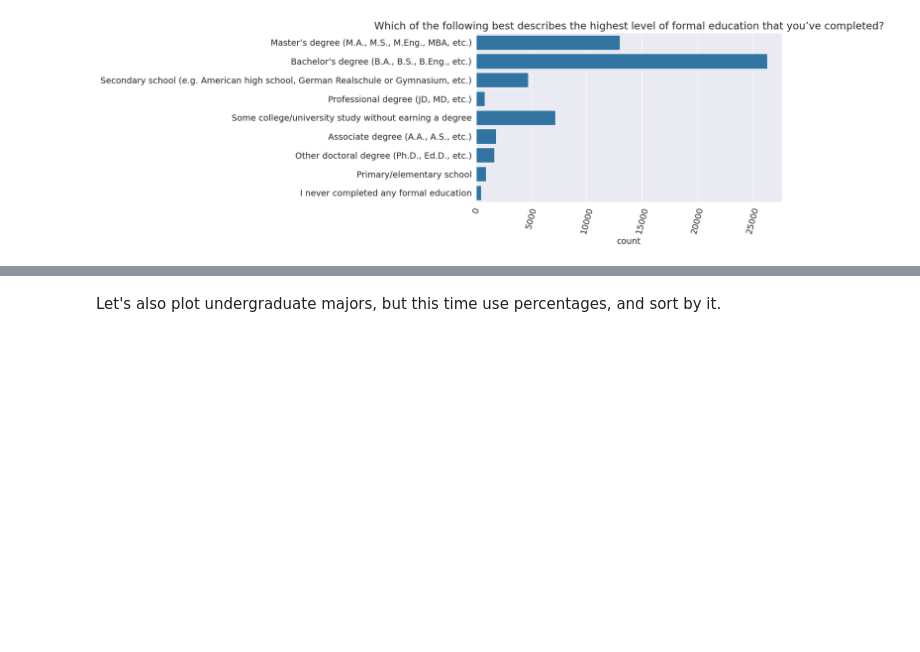
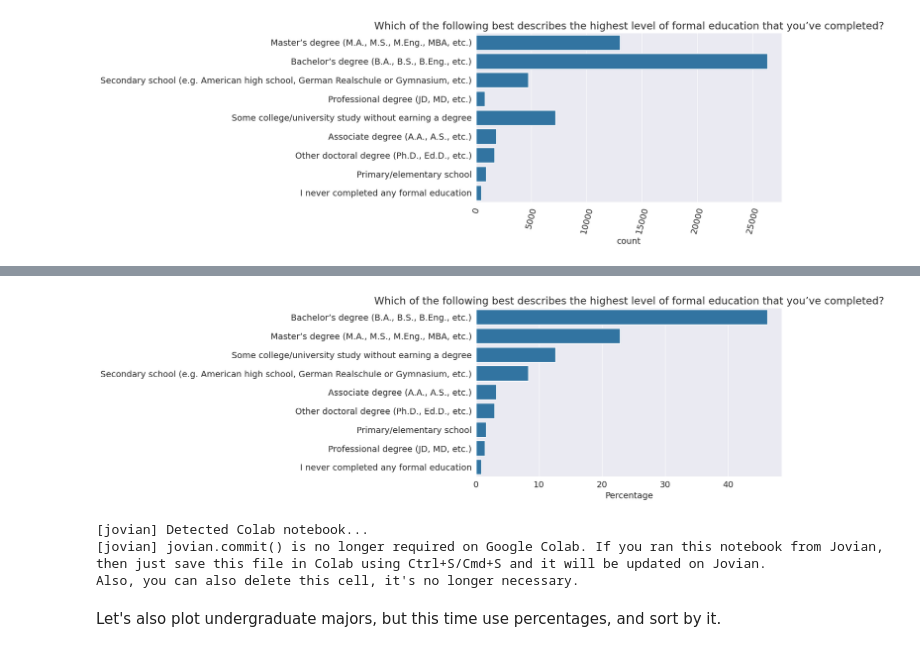
Before and after one commit to xanderlsh951/28th-Sept-Data-project-, a Jupyter notebook: data-analysis-with-python-zero-to-pandas/lesson-6-exploratory-data-analysis-a-case-study/lesson-6-exploratory-data-analysis-a-case-study.ipynb, the cells around one changed output, grey strips where cells are left out. Saved outputs shown, nothing was run; the diff lists cells and outputs as text; code cells hidden in the pictures; blank space fills up the shorter version.

```diff
--- a/data-analysis-with-python-zero-to-pandas/lesson-6-exploratory-data-analysis-a-case-study/lesson-6-exploratory-data-analysis-a-case-study.ipynb
+++ b/data-analysis-with-python-zero-to-pandas/lesson-6-exploratory-data-analysis-a-case-study/lesson-6-exploratory-data-analysis-a-case-study.ipynb
@@ -457,3 +514,23 @@ plt.ylabel(None);
+# %%
+# 1. Calculate percentages by setting normalize=True and multiplying by 100
+ed_pct = survey_df.EdLevel.value_counts(normalize=True) * 100
+
+# 2. Plot using sns.barplot instead of countplot
+sns.barplot(x=ed_pct.values, y=ed_pct.index)
+
+# 3. Add labels and title
+plt.title(schema['EdLevel'])
+plt.xlabel('Percentage')
+plt.ylabel(None);
+# %% [output]
+[figure, added]
+# %%
+jovian.commit(project='lesson-6-exploratory-data-analysis-a-case-study')
+# %% [output]
+[jovian] Detected Colab notebook...
+[jovian] jovian.commit() is no longer required on Google Colab. If you ran this notebook from Jovian,
+then just save this file in Colab using Ctrl+S/Cmd+S and it will be updated on Jovian.
+Also, you can also delete this cell, it's no longer necessary.
 # %% [markdown]
 Let's also plot undergraduate majors, but this time use percentages, and sort by it.
 # %%
```
Also changed, not shown: parts of 10 cells of this notebook.
